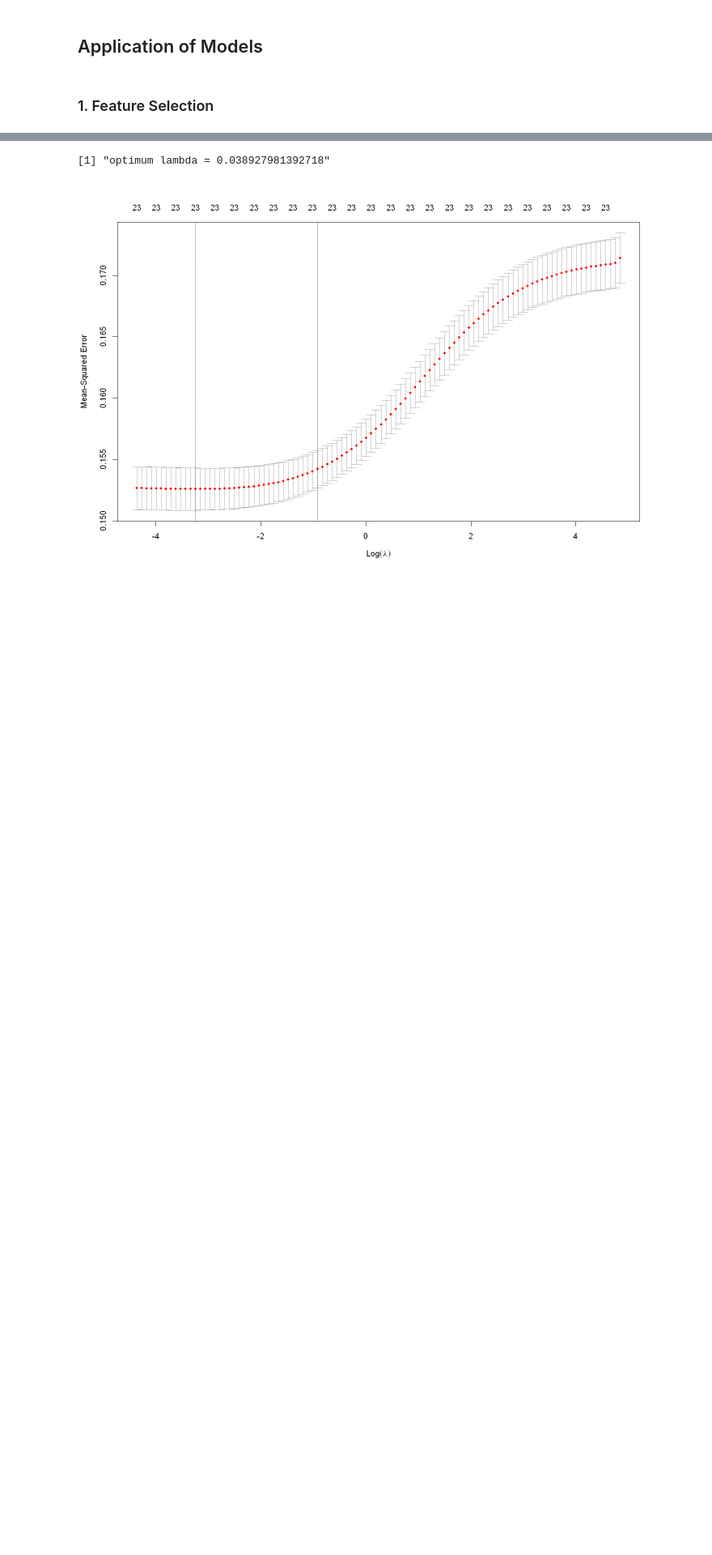
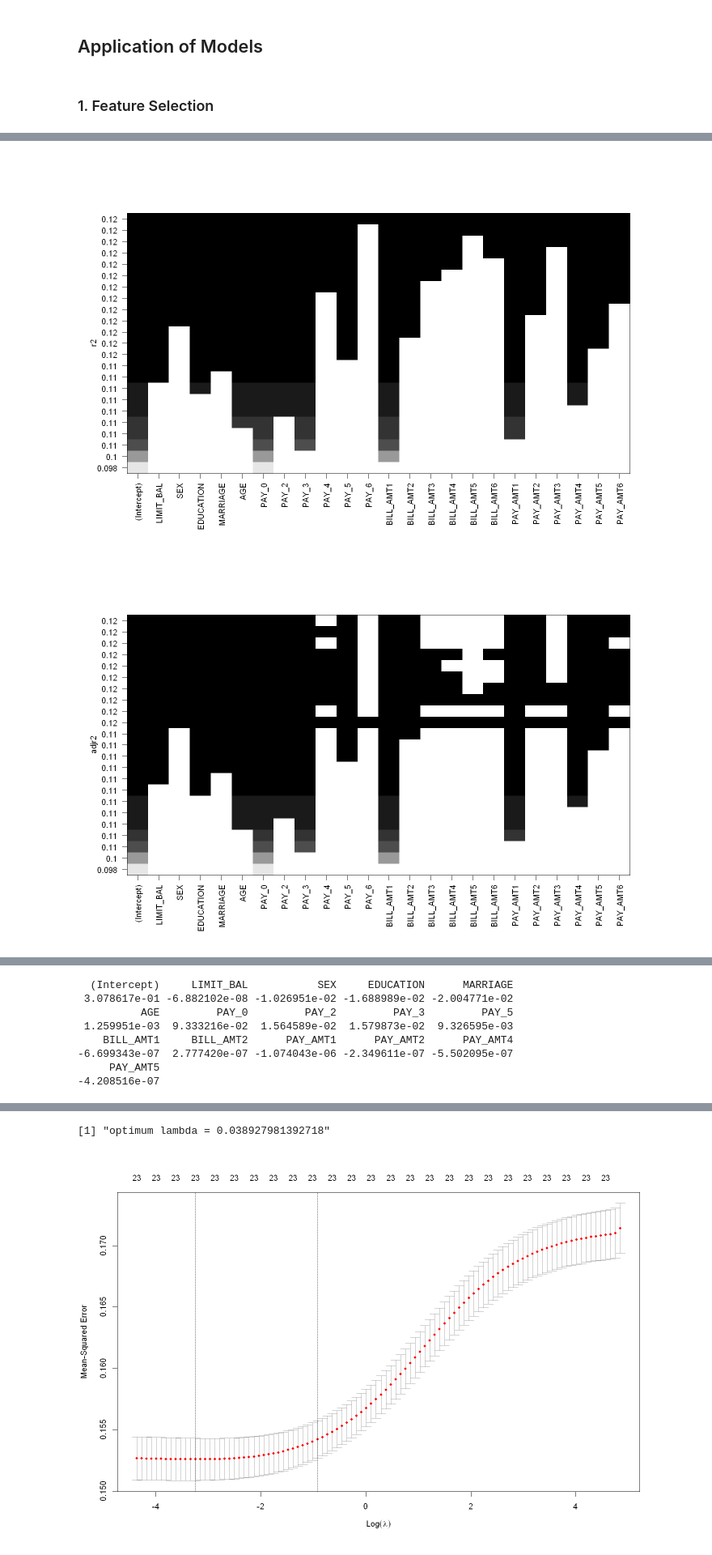
Before and after one commit to alipourmotlagh/MBD_statistical_learning, a Jupyter notebook: Individual Project/Motlagh_Project.ipynb, the cells around one changed output, grey strips where cells are left out. Shown at 81% size. Saved outputs shown, nothing was run; the diff lists cells and outputs as text; code cells hidden in the pictures; blank space fills up the shorter version.

```diff
--- a/Individual Project/Motlagh_Project.ipynb
+++ b/Individual Project/Motlagh_Project.ipynb
@@ -389,0 +441,10 @@ selected_columns<-c(names(DF%>%select(-default)))
+# %%
+plot(regfit.full,scale="r2")
+plot(regfit.full,scale="adjr2")
+plot(regfit.full,scale="Cp")
+plot(regfit.full,scale="bic")
+coef(regfit.full,which.min(reg.summary$cp))
+coef(regfit.full,which.min(reg.summary$bic))
+# %% [output]
+[figure, added]
+[figure, added]
@@ -389,0 +452,8 @@ selected_columns<-c(names(DF%>%select(-default)))
+  (Intercept)     LIMIT_BAL           SEX     EDUCATION      MARRIAGE
+ 3.078617e-01 -6.882102e-08 -1.026951e-02 -1.688989e-02 -2.004771e-02
+          AGE         PAY_0         PAY_2         PAY_3         PAY_5
+ 1.259951e-03  9.333216e-02  1.564589e-02  1.579873e-02  9.326595e-03
+    BILL_AMT1     BILL_AMT2      PAY_AMT1      PAY_AMT2      PAY_AMT4
+-6.699343e-07  2.777420e-07 -1.074043e-06 -2.349611e-07 -5.502095e-07
+     PAY_AMT5
+-4.208516e-07
```
Also changed, not shown: parts of 9 cells of this notebook, 1 other file.
